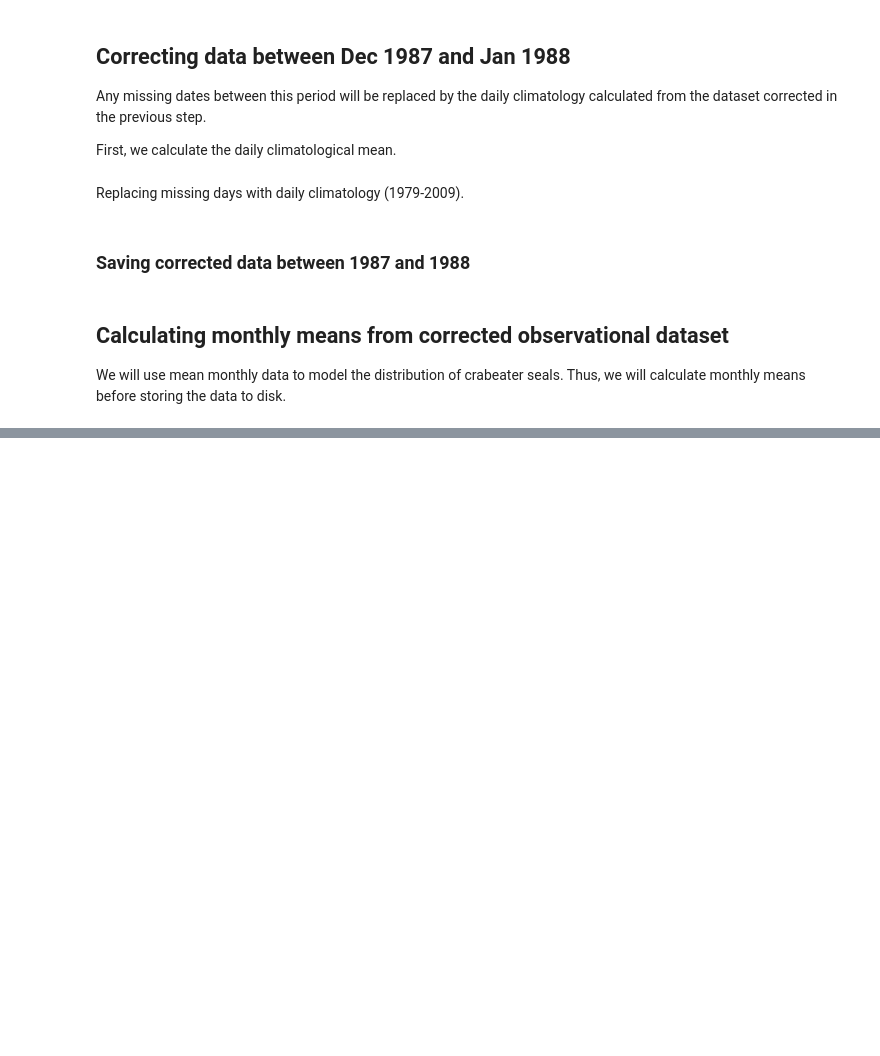
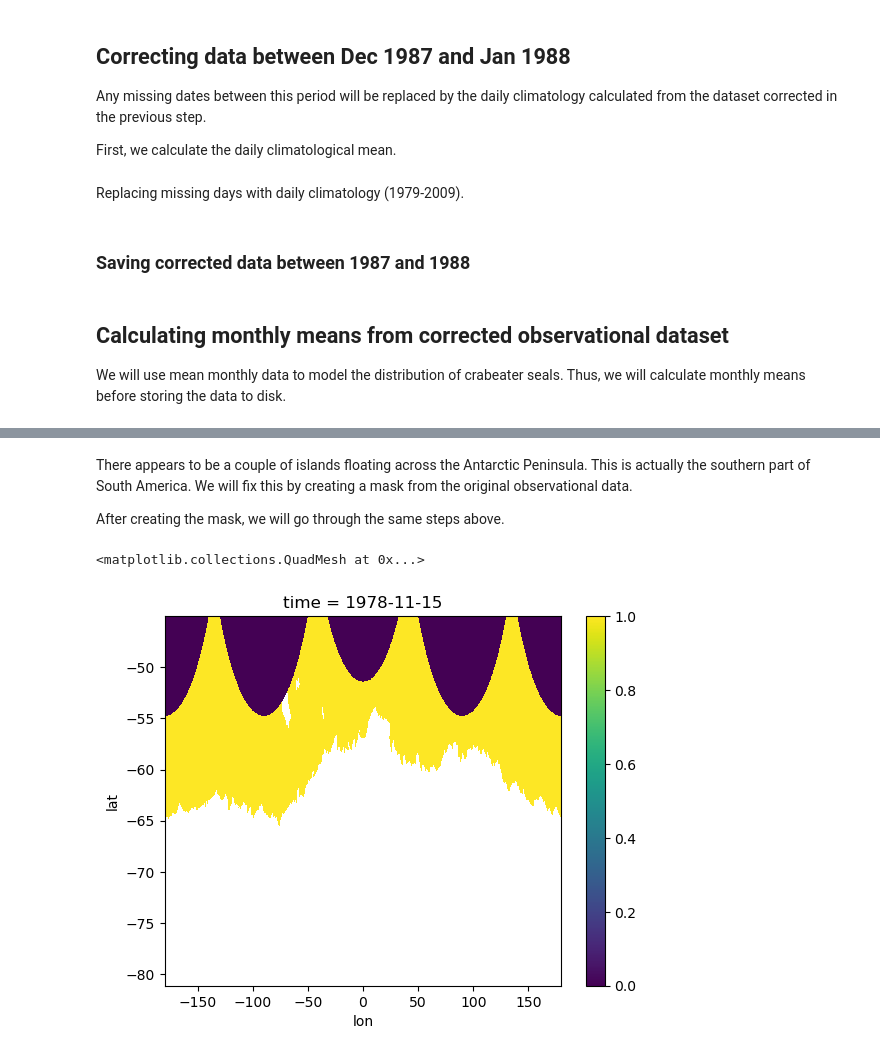
Before and after one commit to lidefi87/Crabeater_Distribution_East_Antarctica, a Jupyter notebook: Scripts/02_Environmental_Data/Obs_SIC-NASA.ipynb, the cells around one changed output, grey strips where cells are left out. Cells and saved outputs as stored; diff of their text form; code cells hidden in the pictures; blank space fills up the shorter version.

```diff
--- a/Scripts/02_Environmental_Data/Obs_SIC-NASA.ipynb
+++ b/Scripts/02_Environmental_Data/Obs_SIC-NASA.ipynb
@@ -322,0 +452,23 @@ Attributes: (0)
+# %% [markdown]
+There appears to be a couple of islands floating across the Antarctic Peninsula. This is actually the southern part of South America. We will fix this by creating a mask from the original observational data.
+
+After creating the mask, we will go through the same steps above.
+# %%
+#Creating mask - assign value of 1 to any grid cells with a value of zero, otherwise assign NA
+mask_obs = xr.where(sic_monthly_obs == 0, 1, np.nan)
+#Renaming dimensions prior to reprojection
+mask_obs = mask_obs.rename({'longitude': 'lon', 'latitude': 'lat',
+                            'xgrid': 'x', 'ygrid': 'y'})
+
+#Reprojecting mask
+reproj_mask = uf.calculate_latlon_coords(mask_obs, 'epsg:3976', 'epsg:4326')
+
+#Regridding mask - to match the observations above
+reg_hr = xe.Regridder(reproj_mask, grid, 'bilinear')
+reg_mask = reg_hr(reproj_mask)
+
+#Checking result - Plotting first time step
+reg_mask.isel(time = 0).plot()
+# %% [output]
+<matplotlib.collections.QuadMesh at 0x...>
+[figure, added]
```
Also changed, not shown: parts of 23 cells of this notebook.
